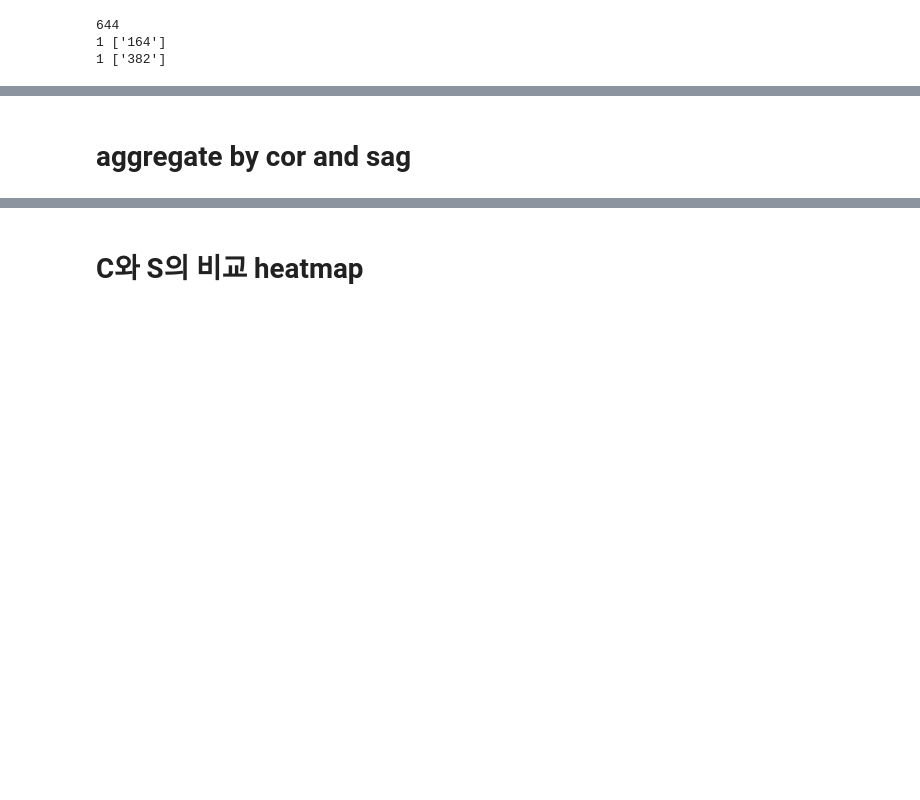
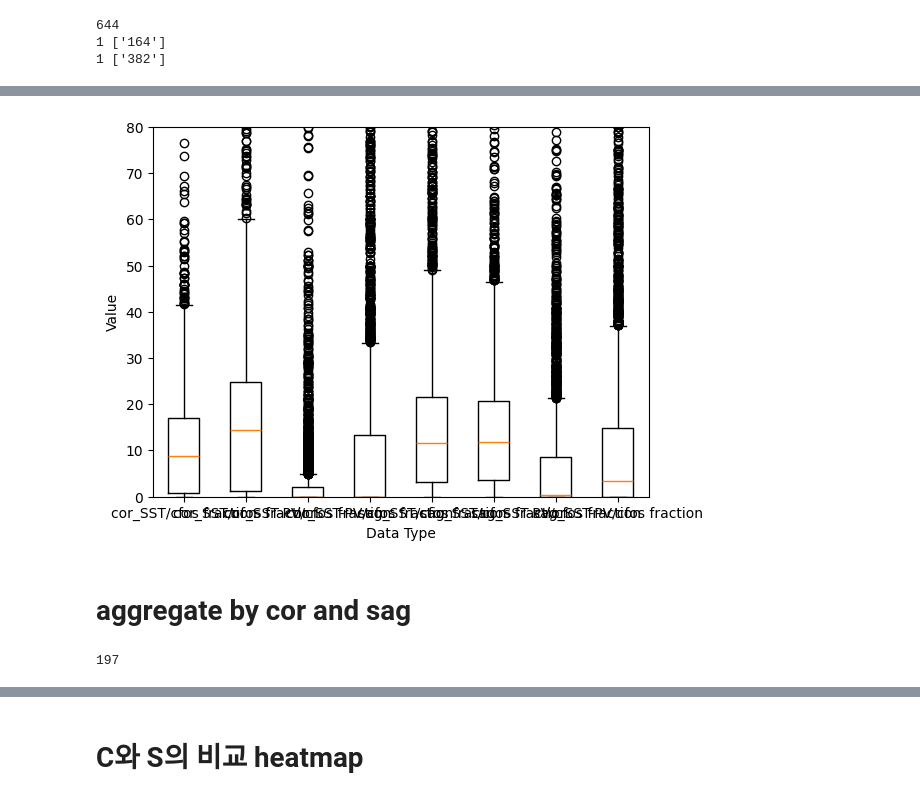
Before and after one commit to jhahncs/brain-slice-render, a Jupyter notebook: cfos/cfos_analysis.ipynb, the cells around one changed output, grey strips where cells are left out. Drawn from its saved outputs; the diff is of its cells as text; code cells hidden in the pictures; blank space fills up the shorter version.

```diff
--- a/cfos/cfos_analysis.ipynb
+++ b/cfos/cfos_analysis.ipynb
@@ -237,0 +577,34 @@ df_total
+# %%
+def mean_value_by_color(_df_temp):
+
+    _data_list = []
+    _row_list = []
+    for cut in ['cor','sag']:
+        for color in ["SST/cfos fraction","SST-PV/cfos fraction"]:
+            for veh_exp in [0,1]:
+                a1 = np.array(_df_temp.query(f'veh_exp == {veh_exp} and cut_method=="{cut}" and color=="{color}"')[_df_temp.columns[:-3]].set_index('sample_id').values.ravel().tolist())
+                a1 = np.nan_to_num(a1, nan=0)
+
+                _data_list.append(a1)
+
+
+                _mean = np.nanmean(a1)
+                _var = np.nanvar(a1)
+                _num_of_zero = np.sum(np.isnan(a1)) + len(a1[a1 == 0])
+                _row = {}
+                _row["veh_exp"] = veh_exp
+                _row["cut"] = cut
+                _row["color"] = color
+                #_row["null"] = _num_of_zero
+                _row["max"] = np.max(a1)
+                _row["min"] = np.min(a1)
+                _row["mean"] = _mean
+                _row["var"] = _var
+                _row["sd"] = _var**2
+                _row_list.append(_row)
+    _df_sst_mean = pd.DataFrame(_row_list)
+    _df_sst_mean.to_csv('output/mean_value_by_color.csv')
+    return _df_sst_mean,  _data_list
+
+_df_sst_mean,  _data_list = mean_value_by_color(df_total[region_ids_with_not_all_zero_exp_veh   + list(df_total.columns[-4:])])
+_df_sst_mean
@@ -238,2 +621,18 @@ df_total
+# %%
+fig, ax = plt.subplots()
+labels = list(_df_sst_mean['cut']+"_"+_df_sst_mean['color'])
+ax.boxplot(_data_list)
+ax.set_xticklabels(labels)
+ax.set_ylim(0.0, 80.0)
+ax.set_xlabel('Data Type')
+ax.set_ylabel('Value')
+
+plt.show()
+# %% [output]
+[figure, added]
 # %% [markdown]
 # aggregate by cor and sag
+# %%
+len(region_ids_with_all_non_zero_exp_veh)
+# %% [output]
+197
```
Also changed, not shown: parts of 47 cells of this notebook, 13 other files.
